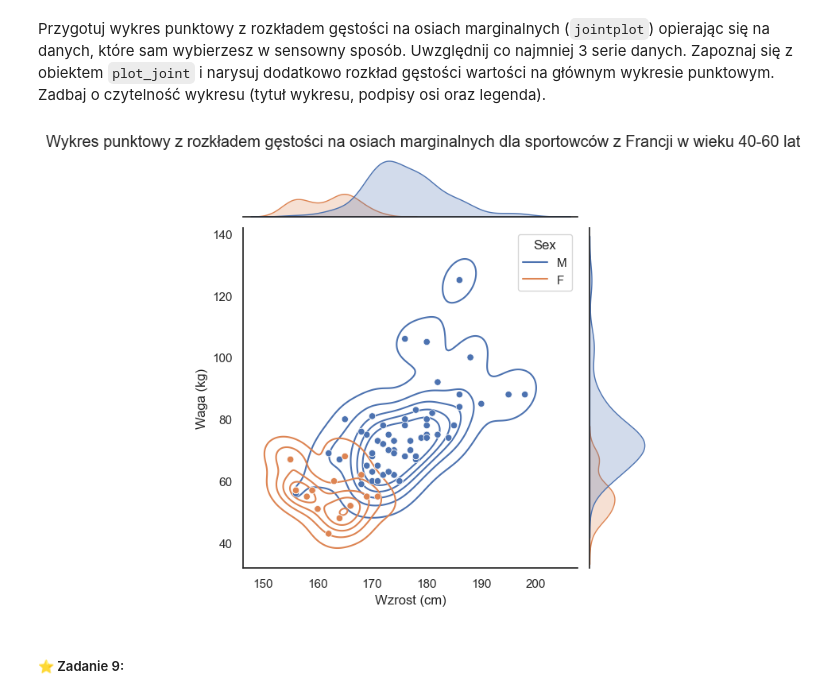
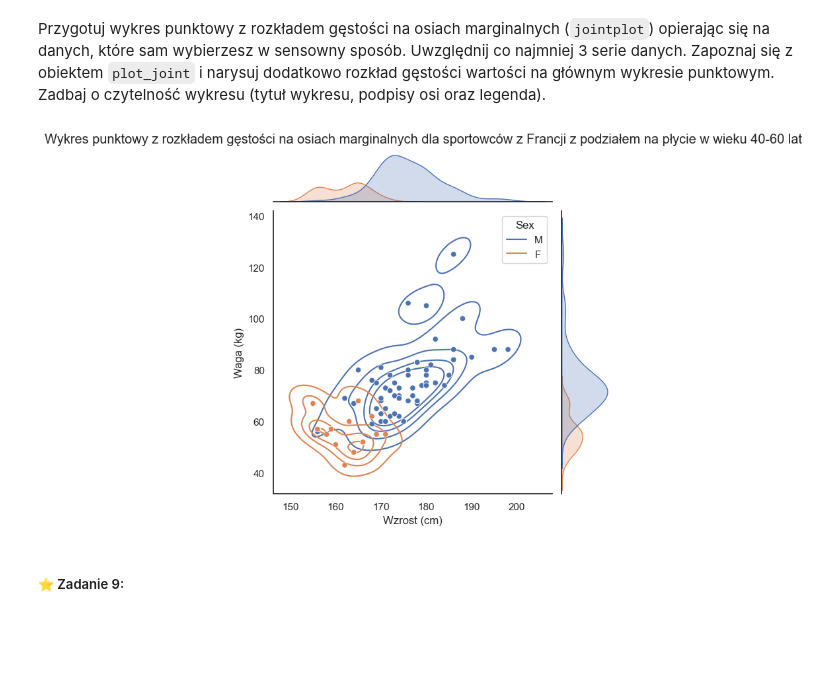
Before and after one commit to kambed/DataVisualization, a Jupyter notebook: seaborn.ipynb, the cells around one changed output. Saved outputs shown, nothing was run; the diff lists cells and outputs as text; code cells hidden in the pictures; blank space fills up the shorter version.

```diff
--- a/seaborn.ipynb
+++ b/seaborn.ipynb
@@ -189,23 +194,23 @@ Przygotuj wykres punktowy z rozkładem gęstości na osiach marginalnych (`joint
 # %%
 df_subset = df.copy()
 df_france = df_subset[df_subset['Team'] == 'France'][['Age', 'Height', 'Weight', 'Sex']].dropna()
 df_france = df_france[(df_france['Age'] >= 40) & (df_france['Age'] <= 60)] # Ograniczenie do zawodników w wieku 40-60 lat
 
 sns.set(style="white", color_codes=True) # Ustawienie stylu wykresu
 g = sns.jointplot(x="Height", y="Weight", hue='Sex',data=df_france, kind="scatter") # jointplot - wykres punktowy, kind - rodzaj wykresu (scatter - wykres punktowy)
 
-g.plot_joint(sns.kdeplot, zorder=0, levels=6) # plot_joint - wyświetlenie rozkładu gęstości wartości na głównym wykresie punktowym, zorder - ustawienie kolejności wyświetlania wykresów, levels - liczba poziomów konturów, kdeplot - wykres gęstości wartości
+g.plot_joint(sns.kdeplot, zorder=0, levels=5) # plot_joint - wyświetlenie rozkładu gęstości wartości na głównym wykresie punktowym, zorder - ustawienie kolejności wyświetlania wykresów - kropki wyżej, levels - liczba poziomów konturów, kdeplot - wykres gęstości wartości
 
 # Ustawienie tytułu na samej górze
 plt.suptitle('Wykres punktowy z rozkładem gęstości na osiach marginalnych dla sportowców z Francji z podziałem na płycie w wieku 40-60 lat', y=1.02)
 
 # Ustawienie podpisów osi
 g.set_axis_labels("Wzrost (cm)", "Waga (kg)")
 
 # Wyświetlenie wykresu
 plt.show()
 # %% [output]
-[figure, old version]
+[figure, new version]
 # %% [markdown]
 ##### ⭐ Zadanie 9:
 # %% [markdown]
```
Also changed, not shown: parts of 11 cells of this notebook.
